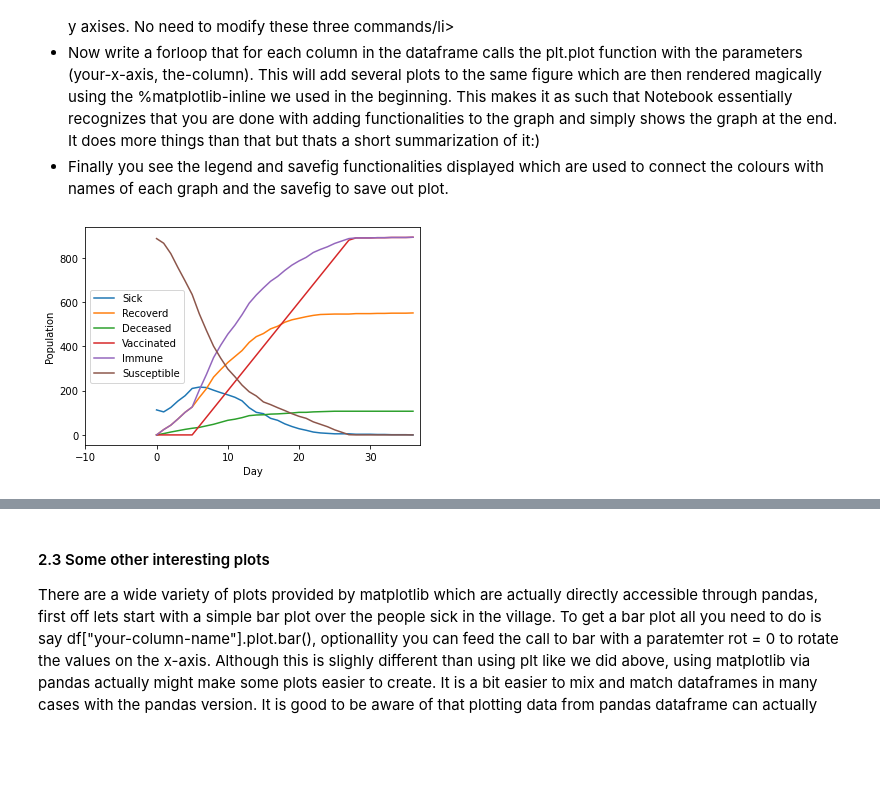
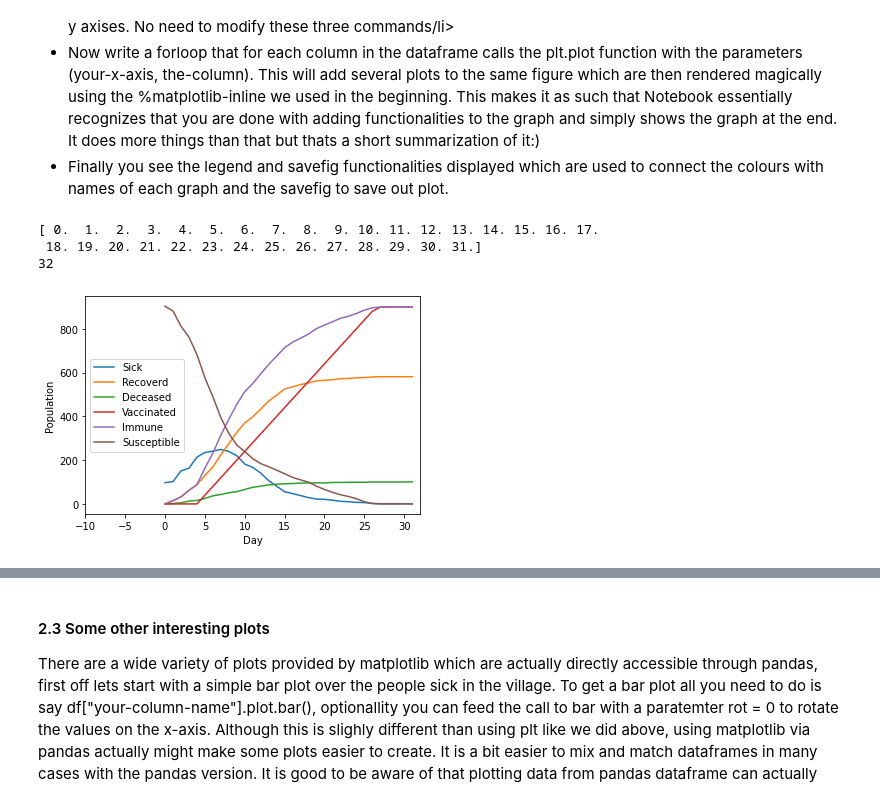
Before and after one commit to christoffer82/Py2b_christoffer_landstrom, a Jupyter notebook: week5/Assignment 5 - Generating and plotting the data.ipynb, the cells around one changed output, grey strips where cells are left out. Cells and saved outputs as stored; diff of their text form; code cells hidden in the pictures; blank space fills up the shorter version.

```diff
--- a/week5/Assignment 5 - Generating and plotting the data.ipynb
+++ b/week5/Assignment 5 - Generating and plotting the data.ipynb
@@ -1178,22 +1186,28 @@ display(df)
 </ul>
 # %%
 # TODO
+# note, there were no example data so I used my genereated dataset with 32 days intsted of 40
 def plot_data():
     """This function plots the data of each column in the csv file"""
-    x = np.linspace(0, 36, 37)
+    x = np.linspace(0, 31, 32)
+    print(x)
+    print(days)
     plt.xlim(-10, days)
     plt.xlabel("Day")
     plt.ylabel("Population")
 
     for column in df.columns:
         plt.plot(x, df[column])
 
     plt.legend(df.columns)
     plt.savefig("Dataplot1.jpg")
 
 plot_data()
 # %% [output]
+[ 0.  1.  2.  3.  4.  5.  6.  7.  8.  9. 10. 11. 12. 13. 14. 15. 16. 17.
+ 18. 19. 20. 21. 22. 23. 24. 25. 26. 27. 28. 29. 30. 31.]
+32
-[figure, old version]
+[figure, new version]
 # %% [markdown]
 <p>Expected output: </p>
 <div class="output_subarea output_png" dir="auto"><img src="embedded-picture-1
```
Also changed, not shown: parts of 5 cells of this notebook, 2 other files.
